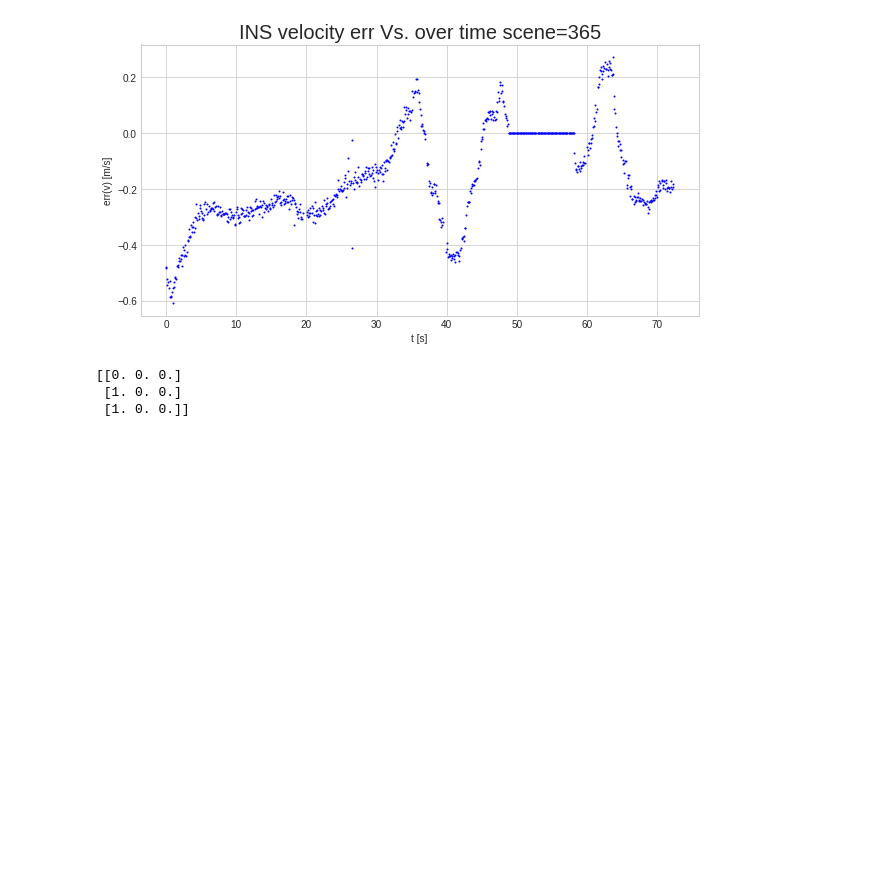
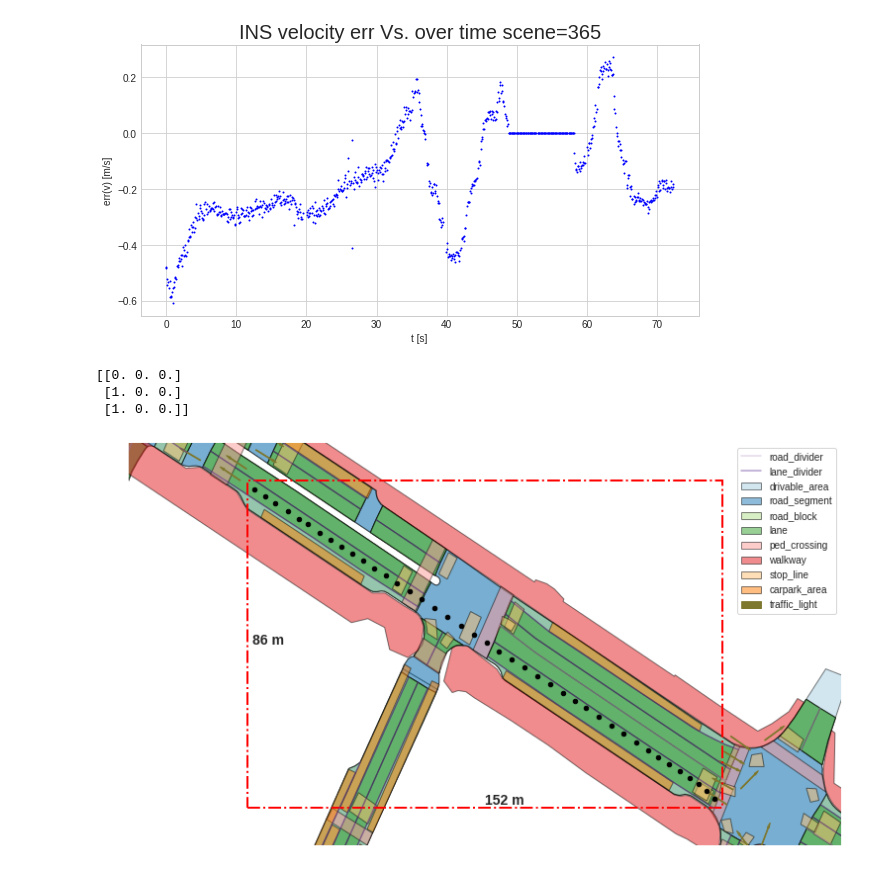
Before and after one commit to kfir1989/RadarLocalization, a Jupyter notebook: Simulation.ipynb, the cells around one changed output. Cells and saved outputs as stored; diff of their text form; code cells hidden in the pictures; blank space fills up the shorter version.

```diff
--- a/Simulation.ipynb
+++ b/Simulation.ipynb
@@ -106,9 +140,9 @@ class RadarLocalizer():
         self.estimated_relative_pos = mm_results["pf_mean_pos"] - first_world_ref
         return points, polynoms, dynamic_tracks, dynamic_clusters, debug_info, mm_results
 # %%
-scene = 690 #365
+scene = 365 #365
 model = RadarLocalizer(scene_id=scene, mm=True)
 video_list={'video' : True, 'video_debug': True, 'video_pf': True, 'video_pf_xy': False, 'dynamic_tracker': True}
 sim = NuscenesSimulation(nusc=nusc, model=model, scene_id=scene, Nmax=1200, video_list=video_list)
-sim.run(start=0, N=50, generate_video=False, video_with_priors=True, debug=False)
+sim.run(start=0, N=800, generate_video=False, video_with_priors=True, debug=False)
 # %% [output]
@@ -314,3 +345,9 @@ print(A)
 [[0. 0. 0.]
  [1. 0. 0.]
  [1. 0. 0.]]
+# %%
+mapa = sim.dataset.getMap()
+# %%
+ego_poses = mapa.render_egoposes_on_fancy_map(nusc, scene_tokens=[nusc.scene[692]['token']], verbose=False)
+# %% [output]
+[figure, added]
```
Also changed, not shown: parts of 7 cells of this notebook, 6 other files.
